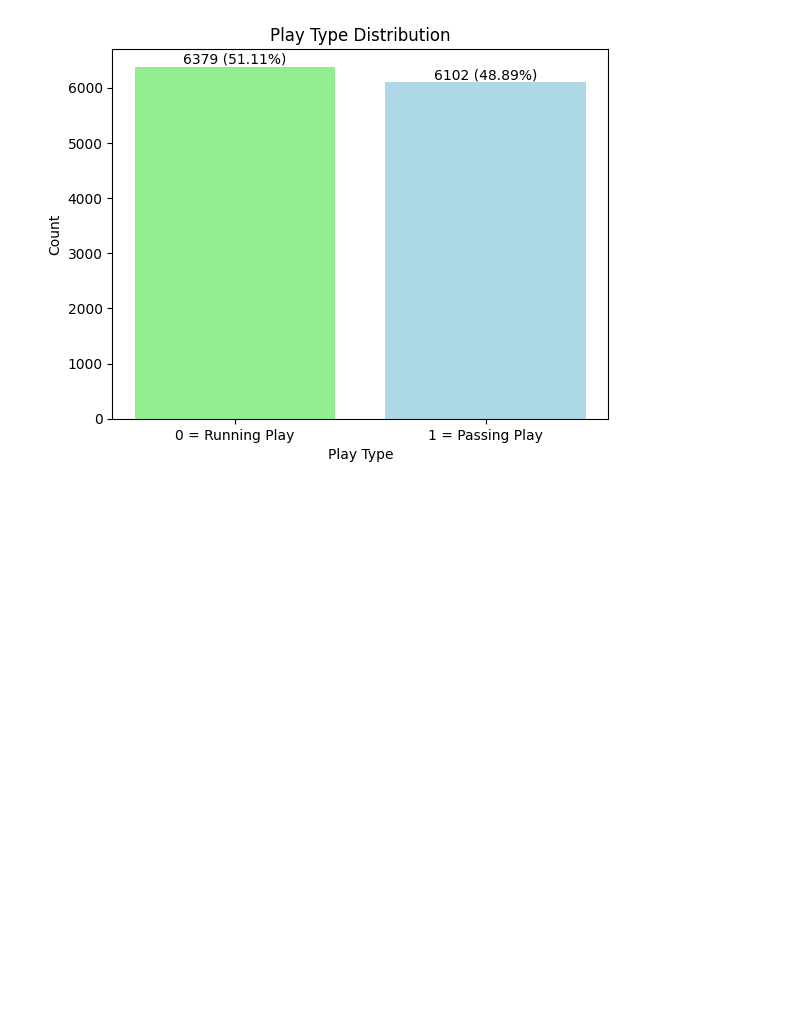
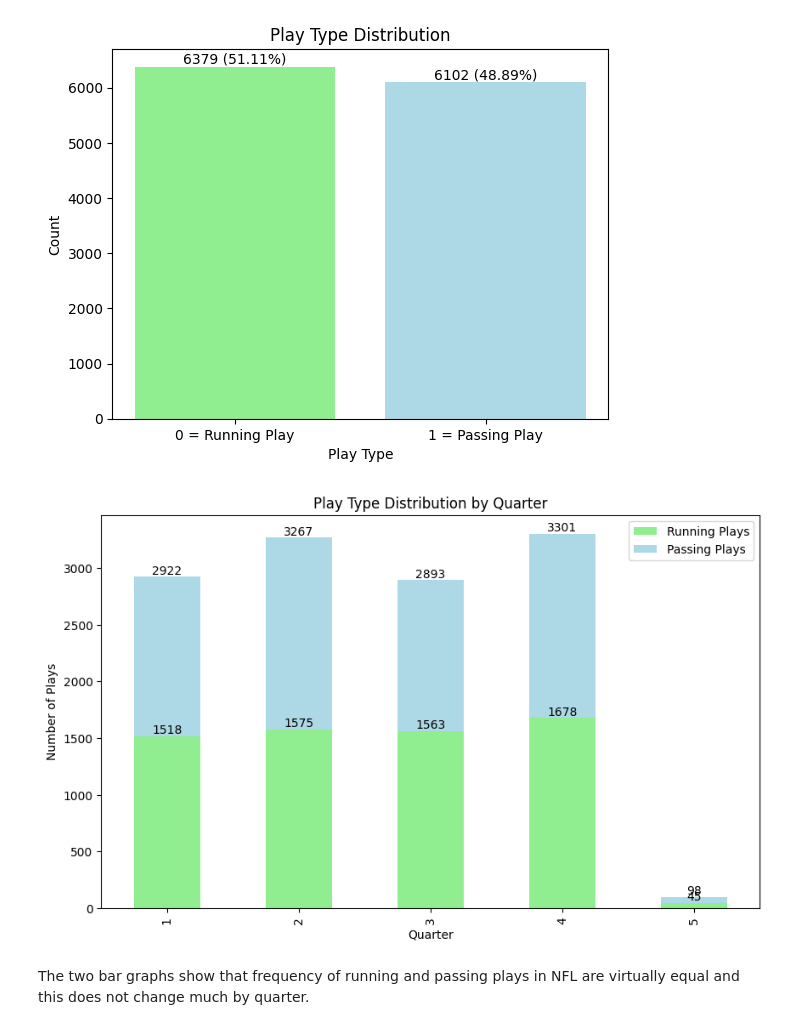
Before and after one commit to HimalKarkal/NFL, a Jupyter notebook: Plays.ipynb, the cells around one changed output. Cells and saved outputs as stored; diff of their text form; code cells hidden in the pictures; blank space fills up the shorter version.

```diff
--- a/Plays.ipynb
+++ b/Plays.ipynb
@@ -133,3 +133,22 @@ for i, value in enumerate(play_type_counts):
 plt.show()
 # %% [output]
 [figure]
+# %%
+play_type_by_quarter = df.groupby(['quarter', 'playType']).size().unstack().fillna(0)
+
+labels = ['Running Plays', 'Passing Plays']
+
+play_type_by_quarter.plot(kind='bar', stacked=True, figsize=(10, 6), color=colors)
+plt.title('Play Type Distribution by Quarter')
+plt.xlabel('Quarter')
+plt.ylabel('Number of Plays')
+plt.legend(labels=labels)
+
+plt.bar_label(plt.gca().containers[0])
+plt.bar_label(plt.gca().containers[1])
+
+plt.show()
+# %% [output]
+[figure, added]
+# %% [markdown]
+The two bar graphs show that frequency of running and passing plays in NFL are virtually equal and this does not change much by quarter.
```
